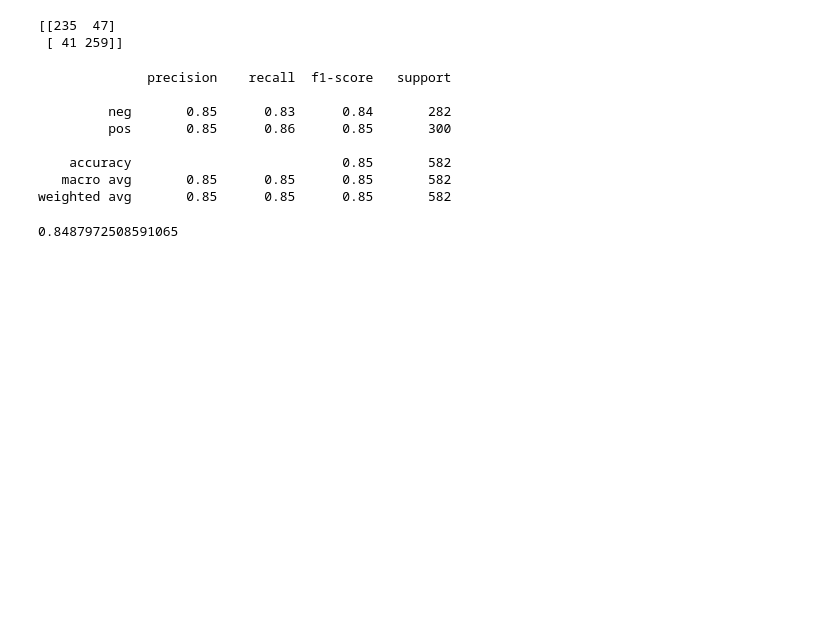
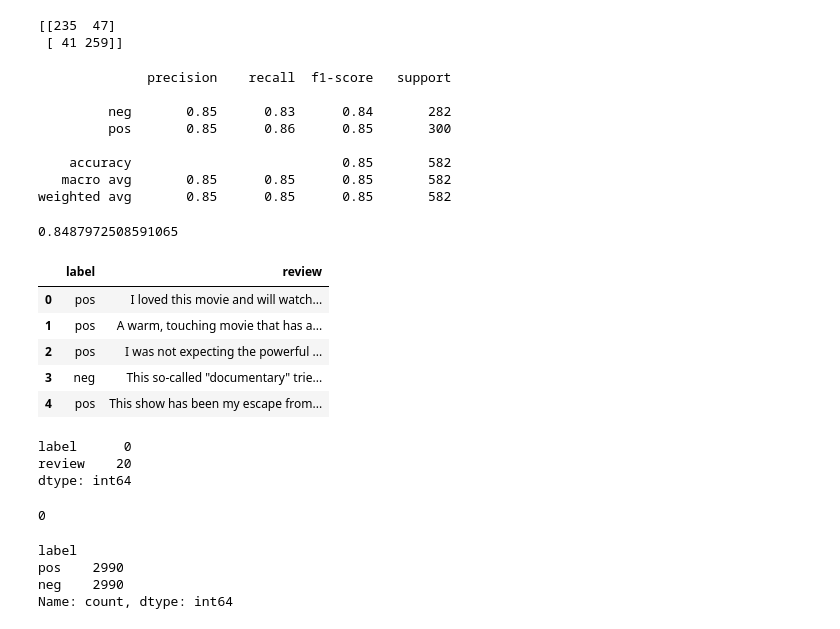
Before and after one commit to usaferreiratiago/nlp, a Jupyter notebook: notebooks/nlp.ipynb, the cells around one changed output. Saved outputs shown, nothing was run; the diff lists cells and outputs as text; code cells hidden in the pictures; blank space fills up the shorter version.

```diff
--- a/notebooks/nlp.ipynb
+++ b/notebooks/nlp.ipynb
@@ -1872,3 +1872,25 @@ weighted avg       0.85      0.85      0.85       582
 print(accuracy_score(y_test,predicitions))
 # %% [output]
 0.8487972508591065
+# %%
+df = pd.read_csv(
+    '/home/vboxuser/Downloads/UPDATED_NLP_COURSE/TextFiles/moviereviews2.tsv',
+    sep='\t',
+    encoding='utf-8',
+    encoding_errors='ignore'
+)
+# %%
+df.head()
+# %% [output]
+|  | label | review |
+| 0 | pos | I loved this movie and will watch... |
+| 1 | pos | A warm, touching movie that has a... |
+| 2 | pos | I was not expecting the powerful ... |
+| 3 | neg | This so-called "documentary" trie... |
+| 4 | pos | This show has been my escape from... |
+# %%
+df.isnull().sum()
+# %% [output]
+label      0
+review    20
+dtype: int64
@@ -1874,0 +1904,4 @@ print(accuracy_score(y_test,predicitions))
+# %%
+len(blanks)
+# %% [output]
+0
@@ -1874,0 +1910,7 @@ print(accuracy_score(y_test,predicitions))
+# %%
+df['label'].value_counts()
+# %% [output]
+label
+pos    2990
+neg    2990
+Name: count, dtype: int64
```
Also changed, not shown: parts of 10 cells of this notebook.
